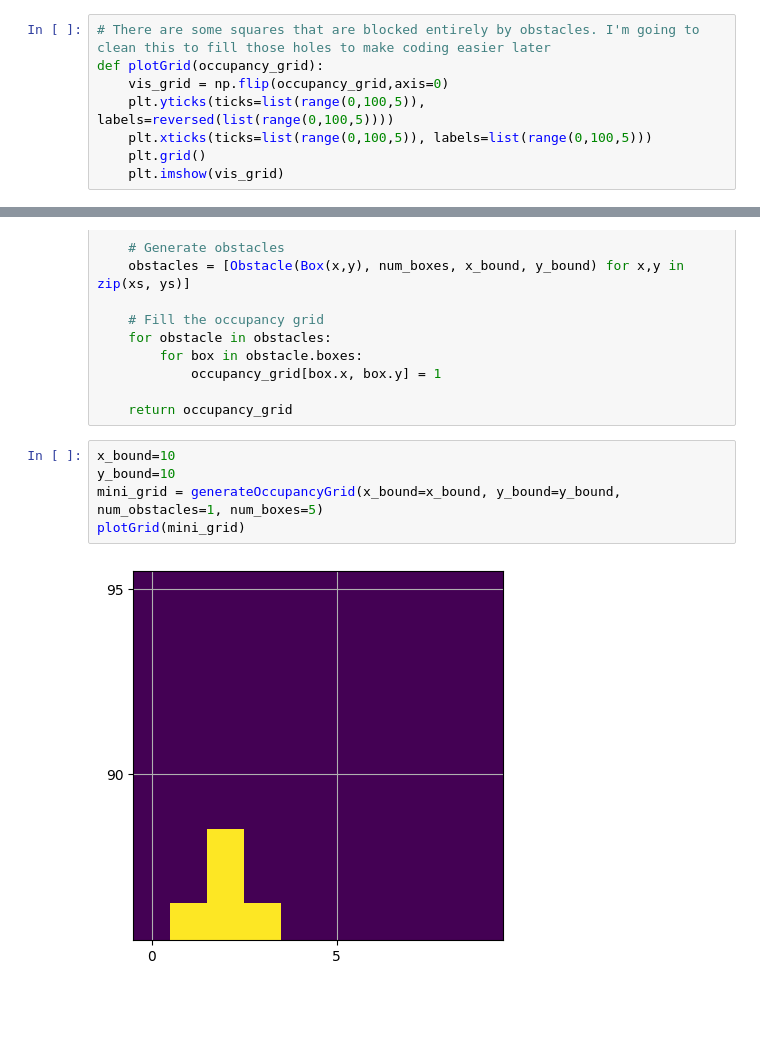
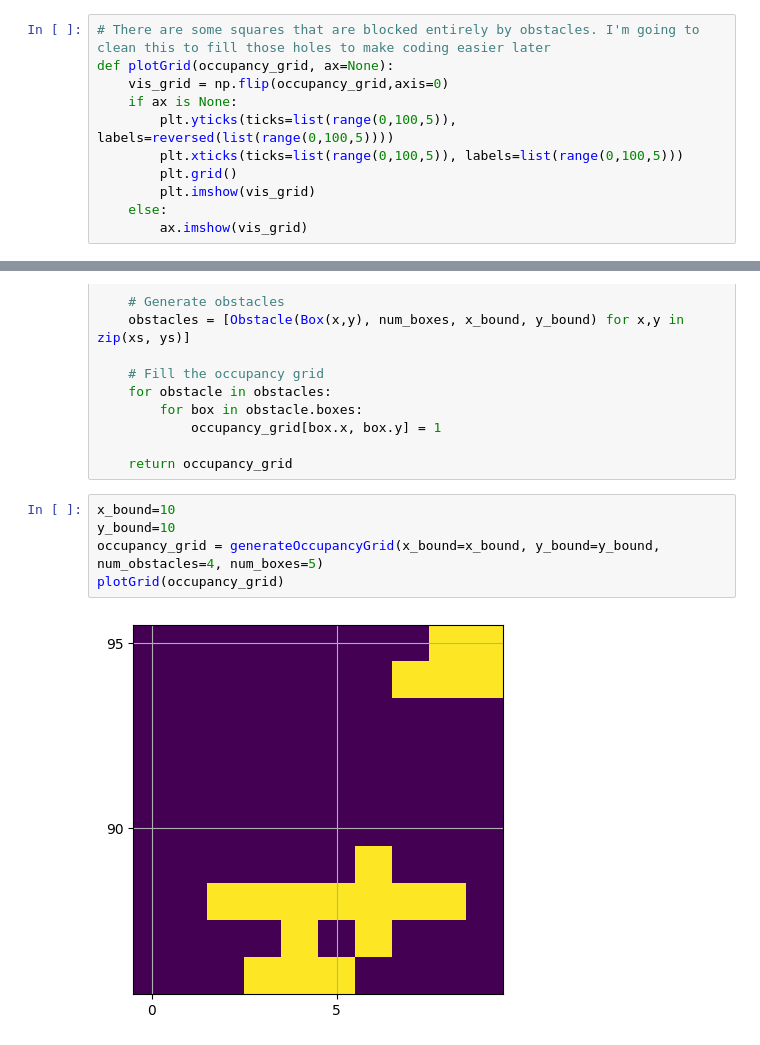
Before and after one commit to AADILab/influence-multi-objective, a Jupyter notebook: generate_env.ipynb, the cells around one changed output, grey strips where cells are left out. Drawn from its saved outputs; the diff is of its cells as text; blank space fills up the shorter version.

```diff
--- a/generate_env.ipynb
+++ b/generate_env.ipynb
@@ -154,12 +154,15 @@ plt.imshow(vis_grid)
 [figure]
 # %%
 # There are some squares that are blocked entirely by obstacles. I'm going to clean this to fill those holes to make coding easier later
-def plotGrid(occupancy_grid):
+def plotGrid(occupancy_grid, ax=None):
     vis_grid = np.flip(occupancy_grid,axis=0)
-    plt.yticks(ticks=list(range(0,100,5)), labels=reversed(list(range(0,100,5))))
-    plt.xticks(ticks=list(range(0,100,5)), labels=list(range(0,100,5)))
-    plt.grid()
-    plt.imshow(vis_grid)
+    if ax is None:
+        plt.yticks(ticks=list(range(0,100,5)), labels=reversed(list(range(0,100,5))))
+        plt.xticks(ticks=list(range(0,100,5)), labels=list(range(0,100,5)))
+        plt.grid()
+        plt.imshow(vis_grid)
+    else:
+        ax.imshow(vis_grid)
 # %%
 def generateOccupancyGrid(x_bound, y_bound, num_obstacles, num_boxes):
     # Generate obstacles in an occupancy grid
@@ -181,10 +184,10 @@ def generateOccupancyGrid(x_bound, y_bound, num_obstacles, num_boxes):
 # %%
 x_bound=10
 y_bound=10
-mini_grid = generateOccupancyGrid(x_bound=x_bound, y_bound=y_bound, num_obstacles=1, num_boxes=5)
-plotGrid(mini_grid)
+occupancy_grid = generateOccupancyGrid(x_bound=x_bound, y_bound=y_bound, num_obstacles=4, num_boxes=5)
+plotGrid(occupancy_grid)
 # %% [output]
-[figure, old version]
+[figure, new version]
 # %%
 # I can do that computationally. Pick a start square. Any square that is not connected to this square (behind an obstacle) gets marked as an obstacle
 root_node = np.array([5,5])
```
Also changed, not shown: parts of 6 cells of this notebook.
